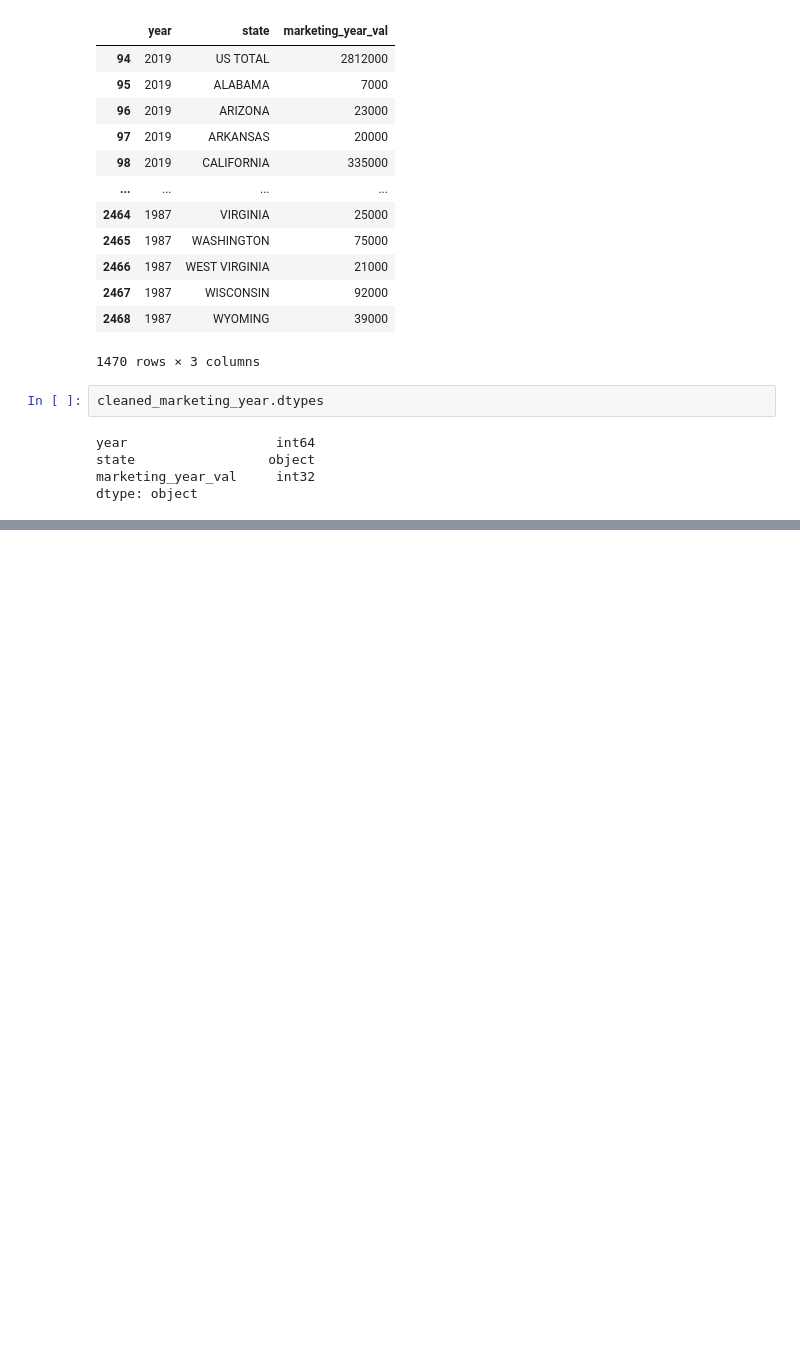
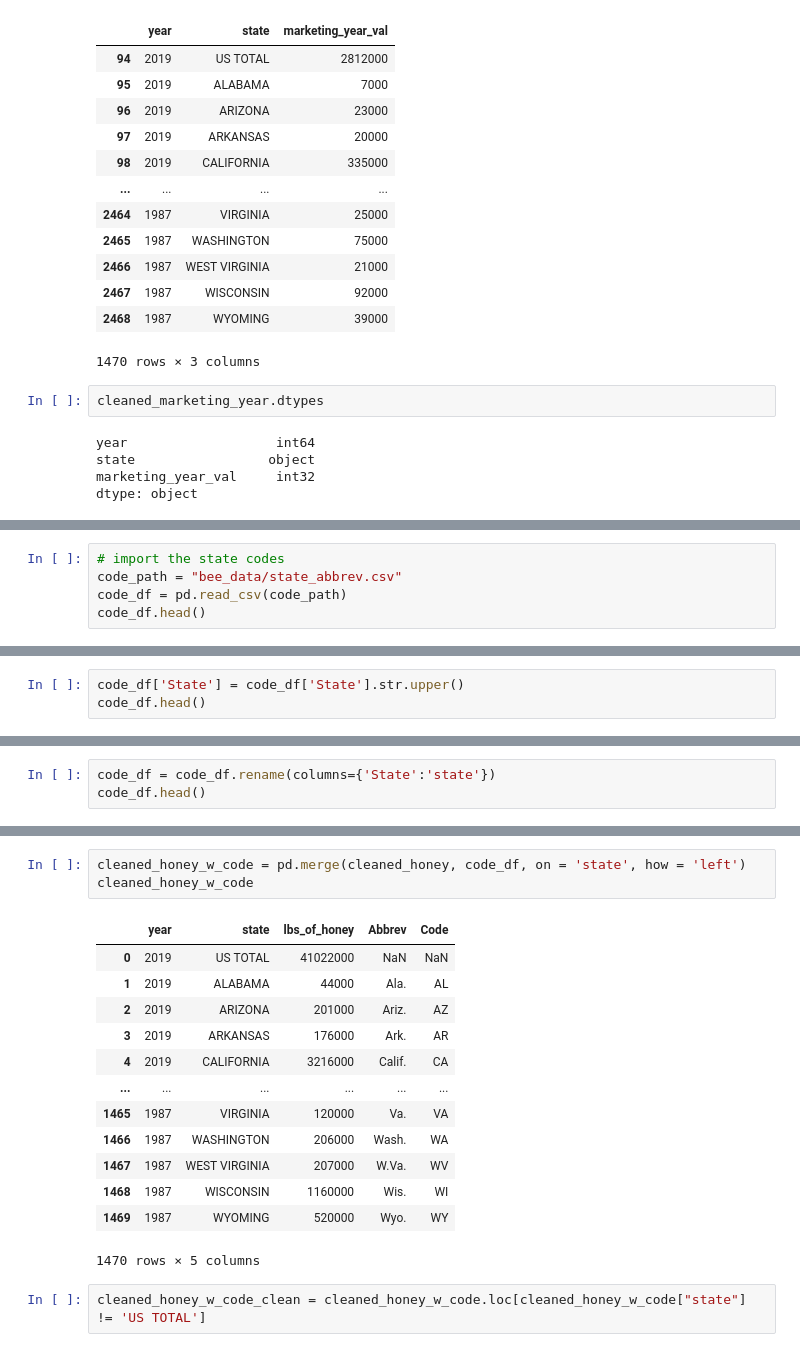
Before and after one commit to gamem001/bees_machine_learning, a Jupyter notebook: kristina/data_cleanup_kr.ipynb, the cells around one changed output, grey strips where cells are left out. Cells and saved outputs as stored; diff of their text form; blank space fills up the shorter version.

```diff
--- a/kristina/data_cleanup_kr.ipynb
+++ b/kristina/data_cleanup_kr.ipynb
@@ -420,0 +428,5 @@ dtype: object
+# %%
+# import the state codes
+code_path = "bee_data/state_abbrev.csv"
+code_df = pd.read_csv(code_path)
+code_df.head()
@@ -420,0 +440,3 @@ dtype: object
+# %%
+code_df['State'] = code_df['State'].str.upper()
+code_df.head()
@@ -420,0 +450,3 @@ dtype: object
+# %%
+code_df = code_df.rename(columns={'State':'state'})
+code_df.head()
@@ -420,0 +460,19 @@ dtype: object
+# %%
+cleaned_honey_w_code = pd.merge(cleaned_honey, code_df, on = 'state', how = 'left')
+cleaned_honey_w_code
+# %% [output]
+|  | year | state | lbs_of_honey | Abbrev | Code |
+| 0 | 2019 | US TOTAL | 41022000 | NaN | NaN |
+| 1 | 2019 | ALABAMA | 44000 | Ala. | AL |
+| 2 | 2019 | ARIZONA | 201000 | Ariz. | AZ |
+| 3 | 2019 | ARKANSAS | 176000 | Ark. | AR |
+| 4 | 2019 | CALIFORNIA | 3216000 | Calif. | CA |
+| ... | ... | ... | ... | ... | ... |
+| 1465 | 1987 | VIRGINIA | 120000 | Va. | VA |
+| 1466 | 1987 | WASHINGTON | 206000 | Wash. | WA |
+| 1467 | 1987 | WEST VIRGINIA | 207000 | W.Va. | WV |
+| 1468 | 1987 | WISCONSIN | 1160000 | Wis. | WI |
+| 1469 | 1987 | WYOMING | 520000 | Wyo. | WY |
+1470 rows × 5 columns
+# %%
+cleaned_honey_w_code_clean = cleaned_honey_w_code.loc[cleaned_honey_w_code["state"] != 'US TOTAL']
```
Also changed, not shown: parts of 7 cells of this notebook, 45 other files.
